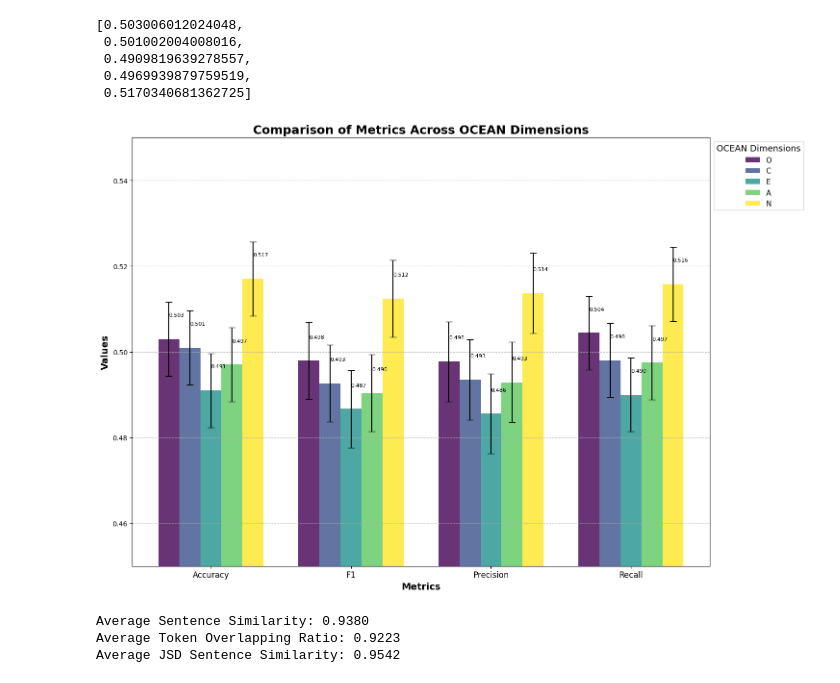
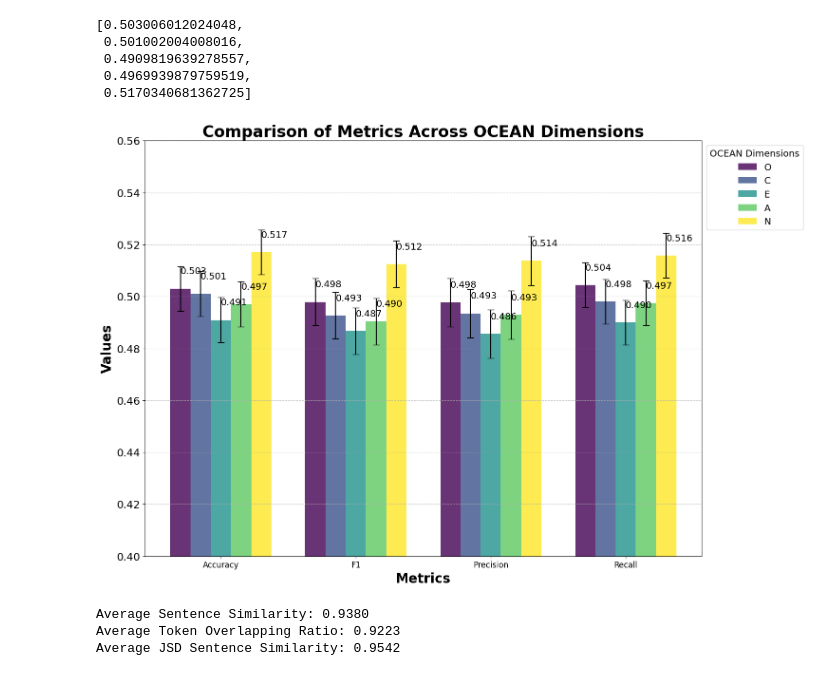
Before and after one commit to wenkai-li/llm_personality, a Jupyter notebook: llm_bigfive/llama_dexpert/testset/explore.ipynb, the cells around one changed output. Saved outputs shown, nothing was run; the diff lists cells and outputs as text; code cells hidden in the pictures.

```diff
--- a/llm_bigfive/llama_dexpert/testset/explore.ipynb
+++ b/llm_bigfive/llama_dexpert/testset/explore.ipynb
@@ -137,42 +137,42 @@ colors = plt.cm.get_cmap('viridis')(np.linspace(0, 1, 5))
 
 # Plot bars with error bars
 for i in range(len(dimensions)):
     ax.bar(r + i*bar_width, [d[i] for d in data], width=bar_width, label=dimensions[i], color=colors[i], alpha=0.8)
     ax.errorbar(r + i*bar_width, [d[i] for d in data], yerr=errors, fmt='none', ecolor='black', capsize=5)
 
 # Customize the plot
-ax.set_xlabel('Metrics', fontsize=14, fontweight='bold')
-ax.set_ylabel('Values', fontsize=14, fontweight='bold')
-ax.set_title('Comparison of Metrics Across OCEAN Dimensions', fontsize=18, fontweight='bold')
+ax.set_xlabel('Metrics', fontsize=20, fontweight='bold')
+ax.set_ylabel('Values', fontsize=20, fontweight='bold')
+ax.set_title('Comparison of Metrics Across OCEAN Dimensions', fontsize=24, fontweight='bold')
 ax.set_xticks(r + bar_width*2)
 ax.set_xticklabels(metrics, fontsize=12)
-ax.legend(title='OCEAN Dimensions', title_fontsize='13', fontsize='11', loc='upper left', bbox_to_anchor=(1, 1))
+ax.legend(title='OCEAN Dimensions', title_fontsize='14', fontsize='14', loc='upper left', bbox_to_anchor=(1, 1))
 
 # Set y-axis range
-ax.set_ylim(0.45, 0.55)
+ax.set_ylim(0.40, 0.56)
 
 # Add grid lines
 ax.yaxis.grid(True, linestyle='--', alpha=0.7)
-
+ax.yaxis.set_tick_params(labelsize=16)
 # Add value labels on top of each bar
 for i in range(len(metrics)):
     for j in range(len(dimensions)):
         ax.text(r[i] + j*bar_width, data[i][j] + 0.005, f'{data[i][j]:.3f}',
-                ha='left', va='bottom', fontsize=8, rotation=0)
+                ha='left', va='bottom', fontsize=14, rotation=0)
 
 # Add a text box with additional information
 # info_text = "Note:\n• Error bars represent standard deviation\n• OCEAN: Openness, Conscientiousness, Extraversion, Agreeableness, Neuroticism\n• Values are simulated based on provided accuracy data"
-ax.text(1.05, 0.05, None, transform=ax.transAxes, fontsize=10, verticalalignment='bottom',
+ax.text(1.05, 0.05, None, transform=ax.transAxes, fontsize=20, verticalalignment='bottom',
         bbox=dict(boxstyle='round', facecolor='wheat', alpha=0.5))
 
 # Adjust layout
 plt.tight_layout()
 plt.subplots_adjust(right=0.8)  # Make room for the legend
 
 # Show plot
 plt.show()
 # %% [output]
-[figure, old version]
+[figure, new version]
 # %%
 print("Average Sentence Similarity: 0.9380")
 print("Average Token Overlapping Ratio: 0.9223")
```
Also changed, not shown: 2 other files.
